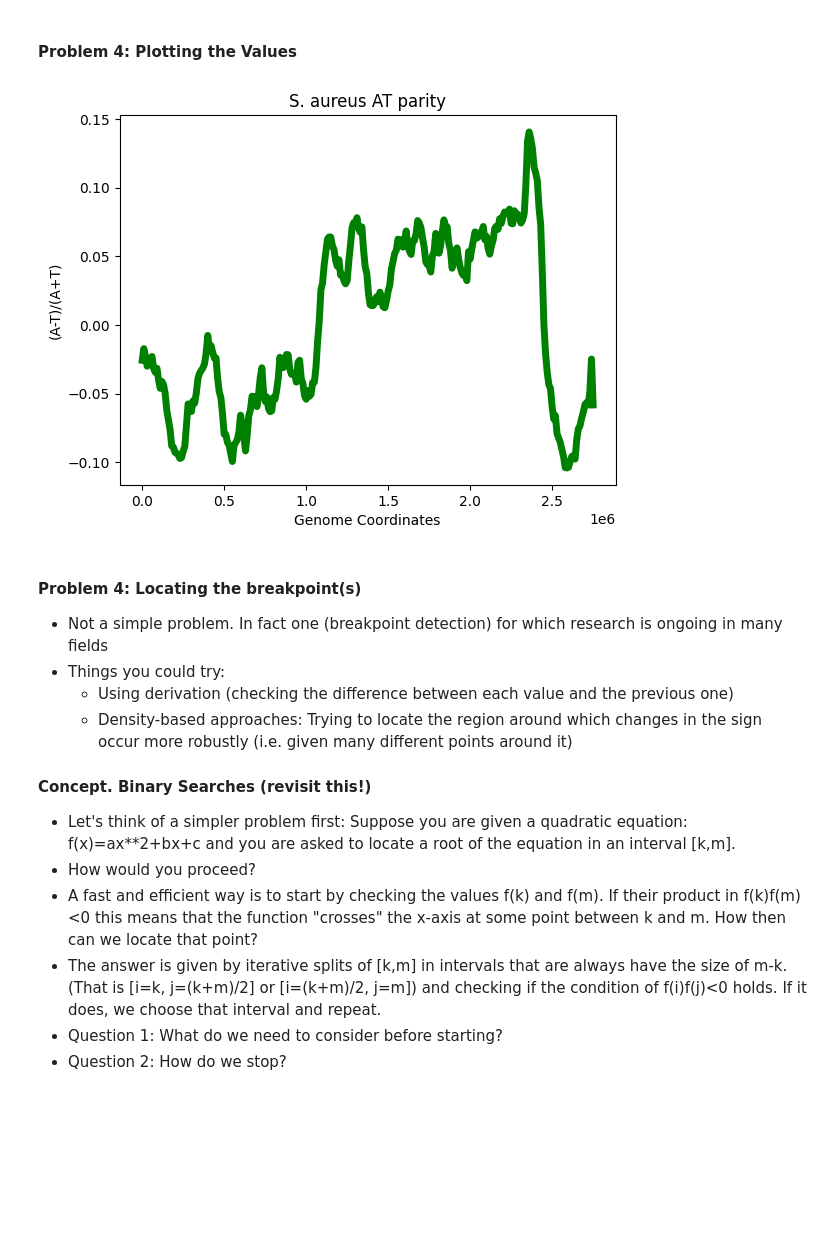
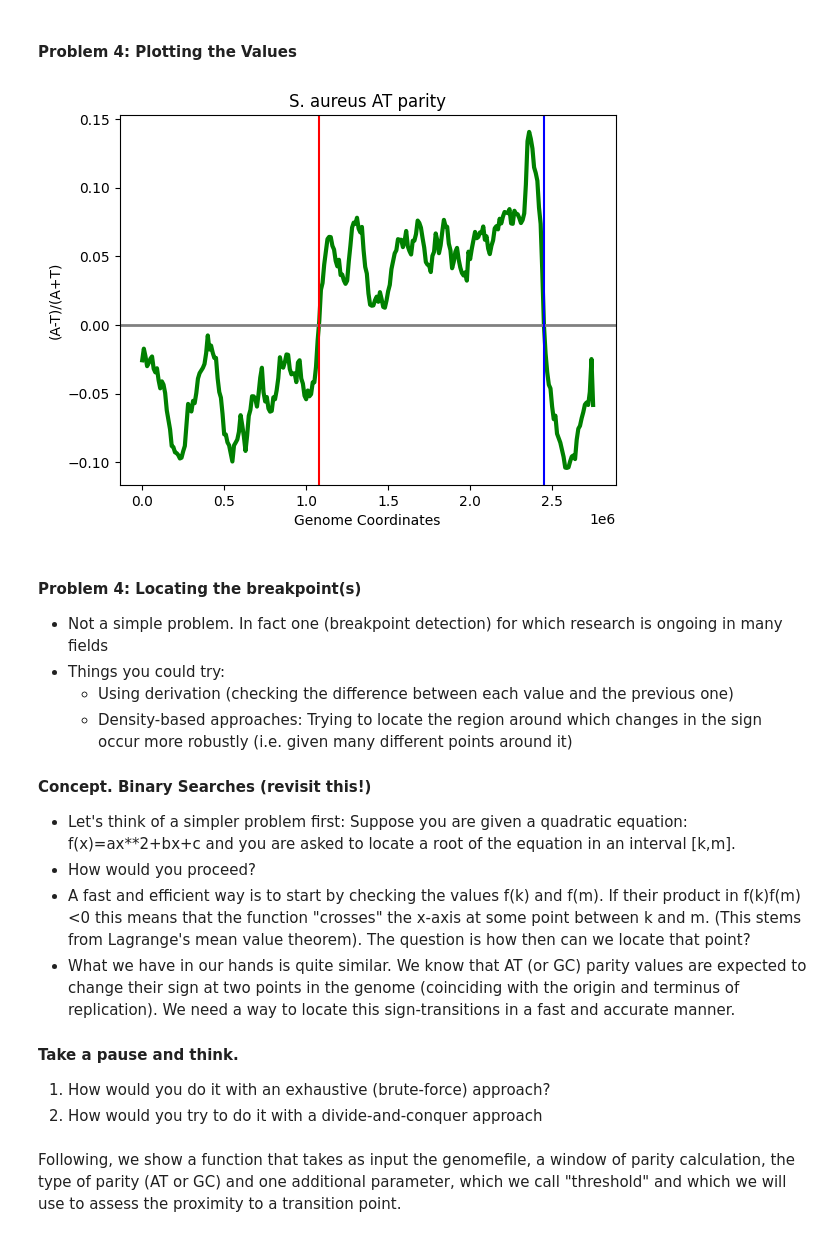
Before and after one commit to christoforos-nikolaou/BC205, a Jupyter notebook: Chapter_02_Sequence_Analysis.ipynb, the cells around one changed output. Cells and saved outputs as stored; diff of their text form; code cells hidden in the pictures; blank space fills up the shorter version.

```diff
--- a/Chapter_02_Sequence_Analysis.ipynb
+++ b/Chapter_02_Sequence_Analysis.ipynb
@@ -700,35 +700,41 @@ f.close()
 
 x=[]
 ATparity=[]
 window=100000
 step=10000
 times=int(len(seq)/step);
 for i in range(times):
     x.append(i*step)
     DNA=seq[i*step:i*step+window]
     A=DNA.count("A")
     T=DNA.count("T")
     C=DNA.count("C")
     G=DNA.count("G")
     ATparity.append(float(A-T)/float(A+T))
 
 # plotting points as a scatter plot
-plt.plot(x, ATparity, color= "green", linewidth=5.0)
+plt.plot(x, ATparity, color= "green", linewidth = 3.0)
+plt.axhline(y = 0, color = 'grey', linewidth = 2.0)
+
+# plotting vertical lines at Ori and Ter
+plt.axvline(x = 1080000, color = 'red')
+plt.axvline(x = 2450000, color = 'blue')
+
 #plt.scatter(x, ATparity, color= "green")
 
 # x-axis label
 plt.xlabel('Genome Coordinates')
 # frequency label
 plt.ylabel('(A-T)/(A+T)')
 # plot title
 plt.title('S. aureus AT parity')
 # showing legend
 #plt.legend()
 
 # function to show the plot
 plt.show()
 # %% [output]
-[figure, old version]
+[figure, new version]
 # %% [markdown]
 #### Problem 4: Locating the breakpoint(s)
 * Not a simple problem. In fact one (breakpoint detection) for which research is ongoing in many fields
@@ -736,12 +742,16 @@ plt.show()
     * Using derivation (checking the difference between each value and the previous one)
     * Density-based approaches: Trying to locate the region around which changes in the sign occur more robustly (i.e. given many different points around it)
 
-#### Concept. Binary Searches    (revisit this!)
+#### Concept. Binary Searches   (revisit this!)
 * Let's think of a simpler problem first:
 Suppose you are given a quadratic equation: f(x)=ax**2+bx+c and you are asked to locate a root of the equation in an interval [k,m].
 * How would you proceed?
-* A fast and efficient way is to start by checking the values f(k) and f(m). If their product in f(k)f(m)<0 this means that the function "crosses" the x-axis at some point between k and m. How then can we locate that point?
-* The answer is given by iterative splits of [k,m] in intervals that are always have the size of m-k. (That is [i=k, j=(k+m)/2] or [i=(k+m)/2, j=m]) and checking if the condition of f(i)f(j)<0 holds. If it does, we choose that interval and repeat.
-* Question 1: What do we need to consider before starting?
-* Question 2: How do we stop?
+* A fast and efficient way is to start by checking the values f(k) and f(m). If their product in f(k)f(m)<0 this means that the function "crosses" the x-axis at some point between k and m. (This stems from Lagrange's mean value theorem). The question is how then can we locate that point?
+* What we have in our hands is quite similar. We know that AT (or GC) parity values are expected to change their sign at two points in the genome (coinciding with the origin and terminus of replication). We need a way to locate this sign-transitions in a fast and accurate manner.
+
+#### Take a pause and think.
+1. How would you do it with an exhaustive (brute-force) approach?
+2. How would you try to do it with a divide-and-conquer approach
+# %% [markdown]
+Following, we show a function that takes as input the genomefile, a window of parity calculation, the type of parity (AT or GC) and one additional parameter, which we call "threshold" and which we will use to assess the proximity to a transition point.
 # %%
```
Also changed, not shown: parts of 13 cells of this notebook, 2 other files.
